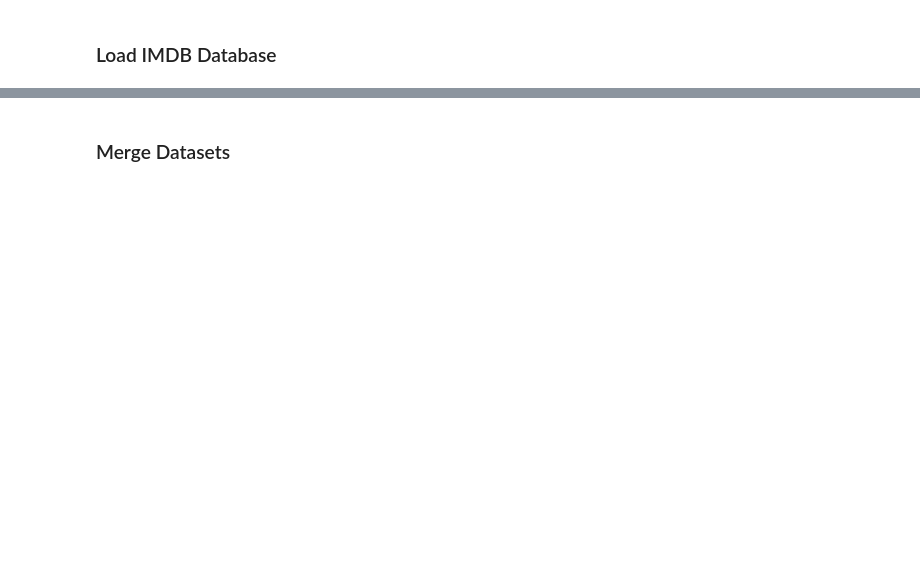
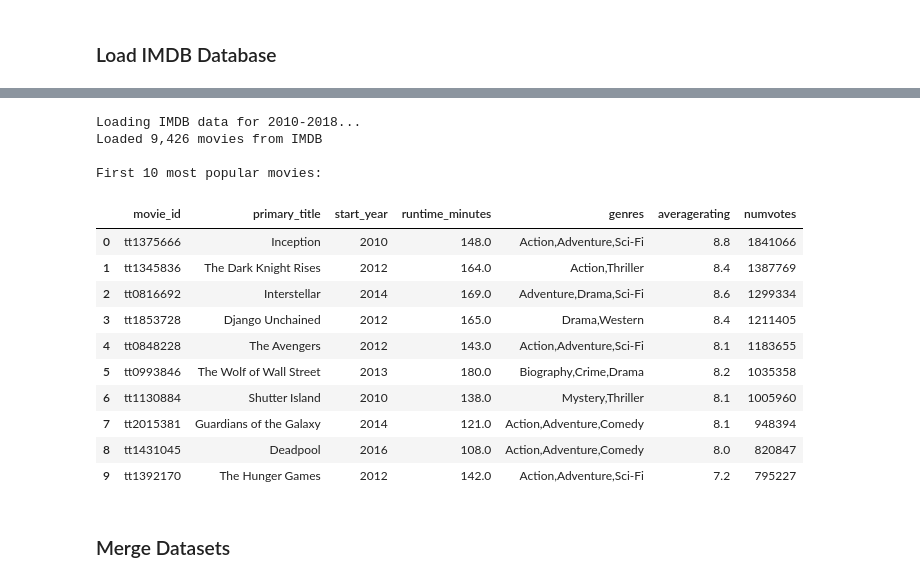
Before and after one commit to mkxangie/Movie-Studio-Group5-Project, a Jupyter notebook: movie_studio_group_project.ipynb, the cells around one changed output, grey strips where cells are left out. Saved outputs shown, nothing was run; the diff lists cells and outputs as text; code cells hidden in the pictures; blank space fills up the shorter version.

Commit message:
Add data loading and merging section - Angela Mukami

```diff
--- a/movie_studio_group_project.ipynb
+++ b/movie_studio_group_project.ipynb
@@ -52,0 +110,6 @@ warnings.filterwarnings('ignore')
+# %%
+# create connection to SQLite database
+conn = sqlite3.connect('im.db')
+
+# create cursor
+cursor = conn.cursor()
@@ -53,3 +168,55 @@ warnings.filterwarnings('ignore')
+# %%
+# now we can go back and load IMDB data for 2010-2018 with filtering criteria
+#
+# FILTERING RATIONALE:
+# 1. Years 2010-2018: Match the Box Office Mojo dataset timeframe for accurate merging
+# 2. numvotes >= 1000: Ensure rating reliability by filtering out movies with too few votes
+#    - Movies with <1000 votes may have skewed/unreliable ratings
+#    - Industry standard: minimum sample size for statistical significance
+# 3. runtime_minutes IS NOT NULL: Need runtime data for our analysis
+# 4. genres != 'NaN': Need genre information to answer business question about film types
+
+query_imdb = """
+SELECT
+    mb.movie_id,
+    mb.primary_title,
+    mb.start_year,
+    mb.runtime_minutes,
+    mb.genres,
+    mr.averagerating,
+    mr.numvotes
+FROM movie_basics mb
+INNER JOIN movie_ratings mr ON mb.movie_id = mr.movie_id
+WHERE mb.start_year >= 2010
+    AND mb.start_year <= 2018
+    AND mb.runtime_minutes IS NOT NULL
+    AND mb.genres != 'NaN'
+    AND mr.numvotes >= 1000
+ORDER BY mr.numvotes DESC;
+"""
+
+print("Loading IMDB data for 2010-2018...")
+imdb_df = pd.read_sql_query(query_imdb, conn)
+
+print(f"Loaded {len(imdb_df):,} movies from IMDB")
+print(f"\nFirst 10 most popular movies:")
+imdb_df.head(10)
+# %% [output]
+Loading IMDB data for 2010-2018...
+Loaded 9,426 movies from IMDB
+
+First 10 most popular movies:
+|  | movie_id | primary_title | start_year | runtime_minutes | genres | averagerating | numvotes |
+| 0 | tt1375666 | Inception | 2010 | 148.0 | Action,Adventure,Sci-Fi | 8.8 | 1841066 |
+| 1 | tt1345836 | The Dark Knight Rises | 2012 | 164.0 | Action,Thriller | 8.4 | 1387769 |
+| 2 | tt0816692 | Interstellar | 2014 | 169.0 | Adventure,Drama,Sci-Fi | 8.6 | 1299334 |
+| 3 | tt1853728 | Django Unchained | 2012 | 165.0 | Drama,Western | 8.4 | 1211405 |
+| 4 | tt0848228 | The Avengers | 2012 | 143.0 | Action,Adventure,Sci-Fi | 8.1 | 1183655 |
+| 5 | tt0993846 | The Wolf of Wall Street | 2013 | 180.0 | Biography,Crime,Drama | 8.2 | 1035358 |
+| 6 | tt1130884 | Shutter Island | 2010 | 138.0 | Mystery,Thriller | 8.1 | 1005960 |
+| 7 | tt2015381 | Guardians of the Galaxy | 2014 | 121.0 | Action,Adventure,Comedy | 8.1 | 948394 |
+| 8 | tt1431045 | Deadpool | 2016 | 108.0 | Action,Adventure,Comedy | 8.0 | 820847 |
+| 9 | tt1392170 | The Hunger Games | 2012 | 142.0 | Action,Adventure,Sci-Fi | 7.2 | 795227 |
 # %% [markdown]
 ### Merge Datasets
 # %%
```
Also changed, not shown: parts of 19 cells of this notebook.
